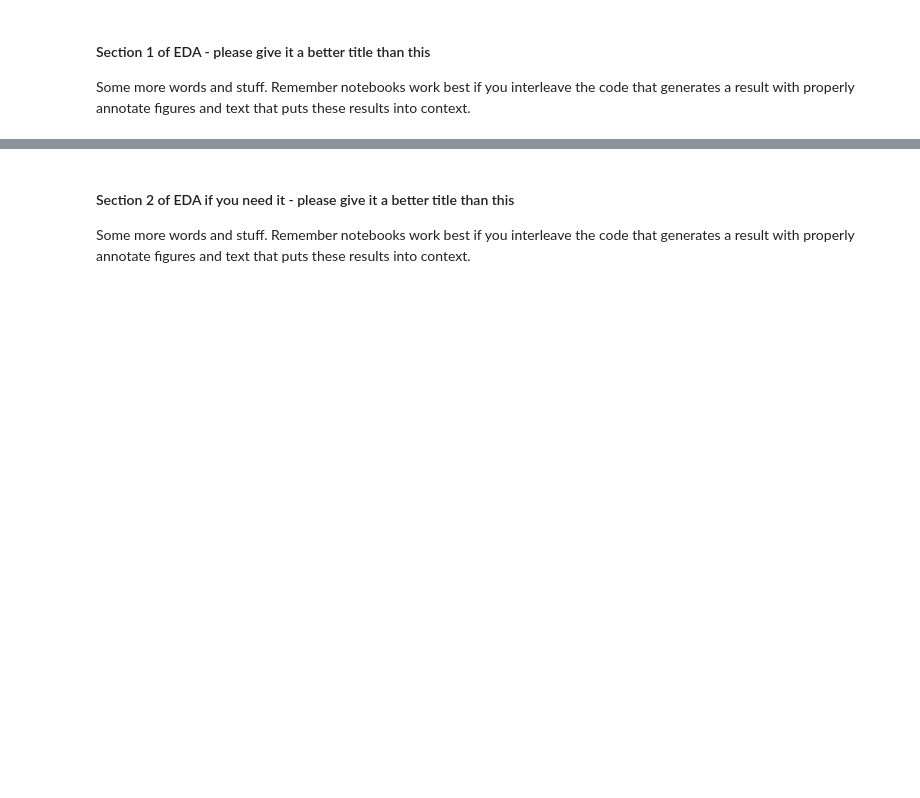
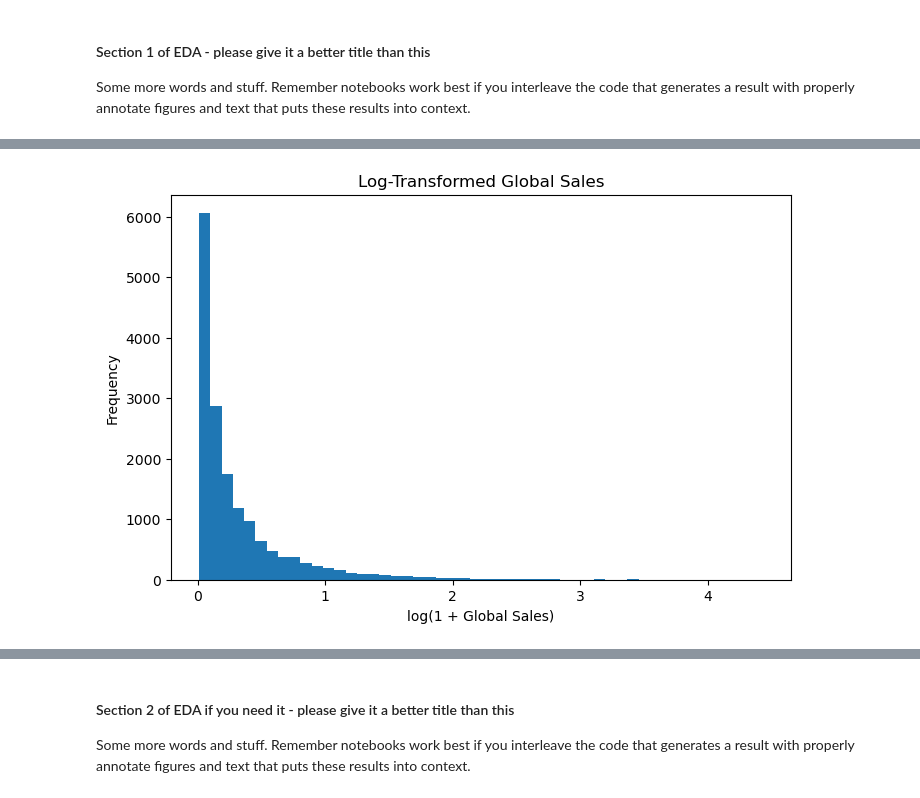
Before and after one commit to COGS108/Group140_WI26, a Jupyter notebook: 02-EDACheckpoint.ipynb, the cells around one changed output, grey strips where cells are left out. Saved outputs shown, nothing was run; the diff lists cells and outputs as text; code cells hidden in the pictures; blank space fills up the shorter version.

```diff
--- a/02-EDACheckpoint.ipynb
+++ b/02-EDACheckpoint.ipynb
@@ -129,0 +280,10 @@ Some more words and stuff.  Remember notebooks work best if you interleave the c
+# %%
+# log transform
+plt.figure(figsize=(8,5))
+plt.hist(np.log1p(df_model["Global_Sales"]), bins=50)
+plt.title("Log-Transformed Global Sales")
+plt.xlabel("log(1 + Global Sales)")
+plt.ylabel("Frequency")
+plt.show()
+# %% [output]
+[figure, added]
```
Also changed, not shown: parts of 26 cells of this notebook.
